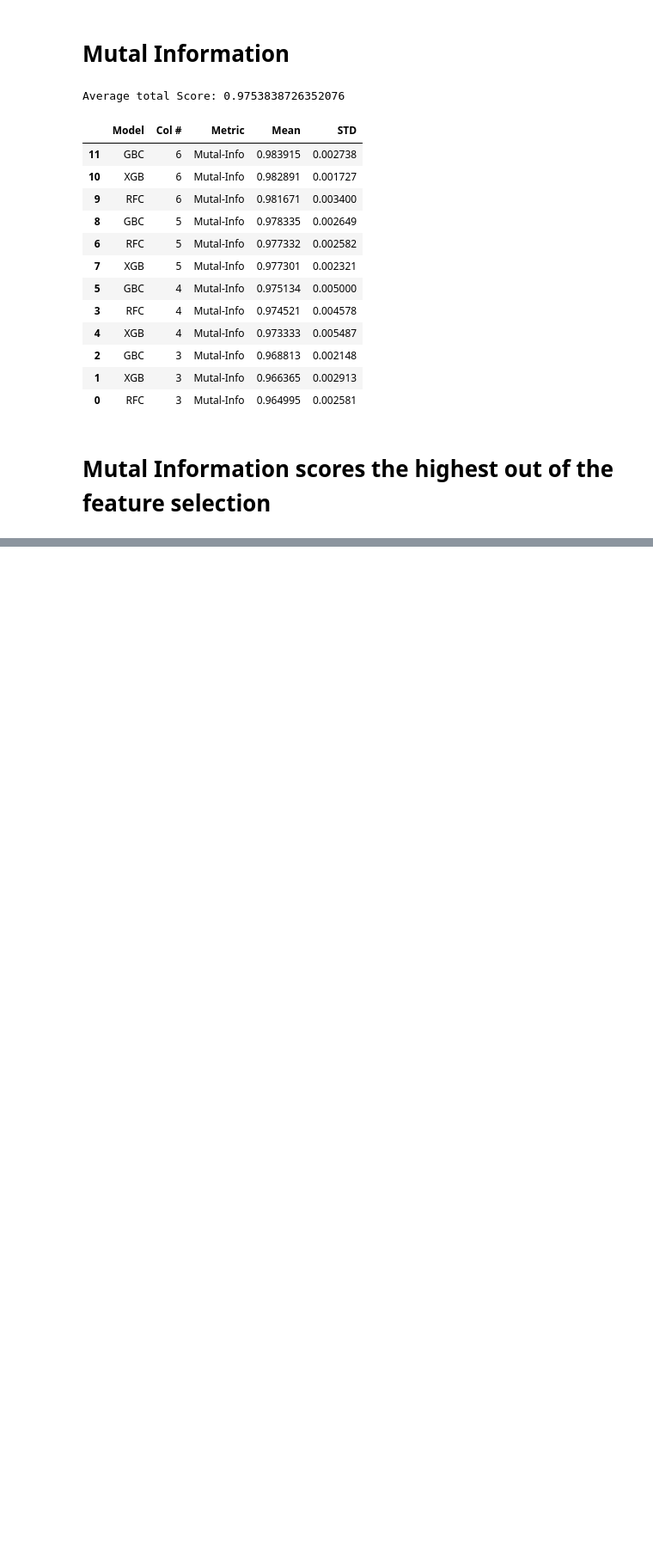
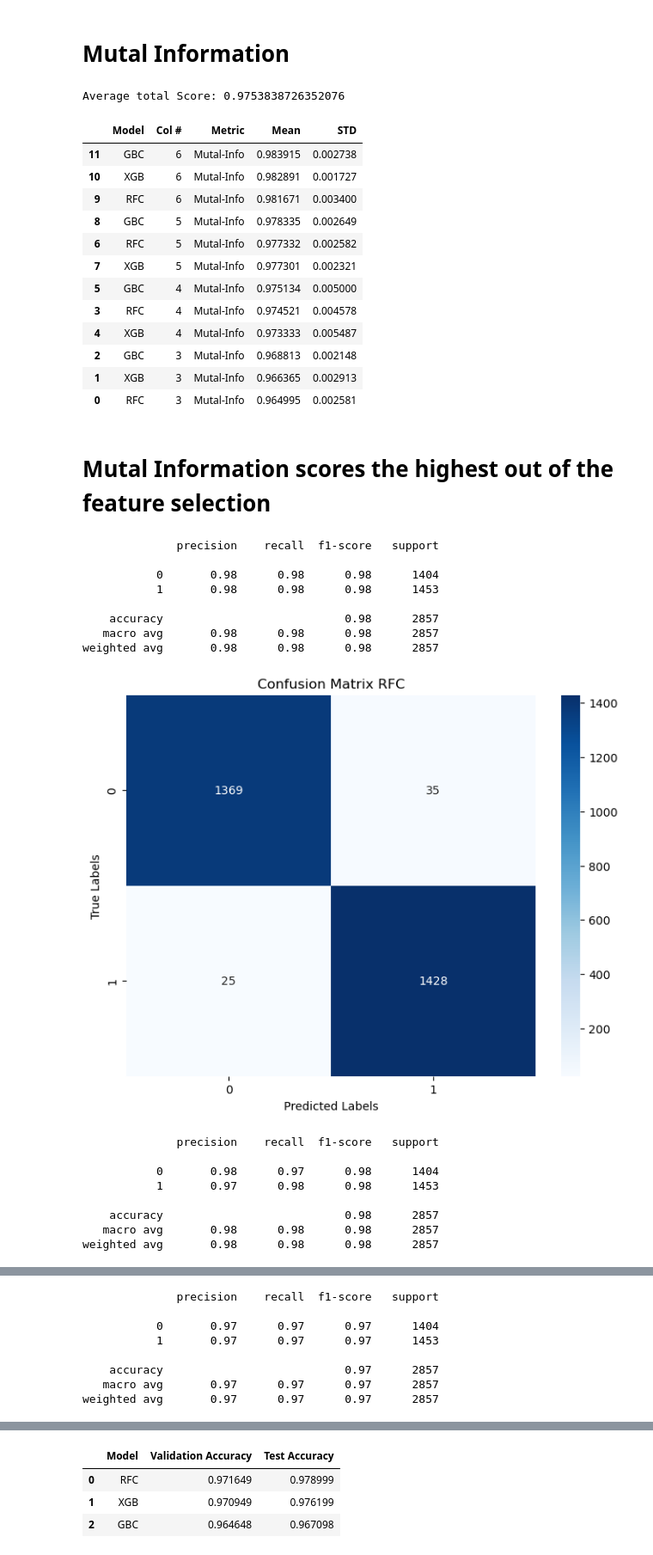
Before and after one commit to MaukanMir/Machine-Learning-Failure-Classification, a Jupyter notebook: training.ipynb, the cells around one changed output, grey strips where cells are left out. Shown at 86% size. Saved outputs shown, nothing was run; the diff lists cells and outputs as text; code cells hidden in the pictures; blank space fills up the shorter version.

Commit message:
added new models

```diff
--- a/training.ipynb
+++ b/training.ipynb
@@ -921,3 +921,31 @@ Average total Score: 0.9753838726352076
 | 0 | RFC | 3 | Mutal-Info | 0.964995 | 0.002581 |
 # %% [markdown]
 # Mutal Information scores the highest out of the feature selection
+# %%
+names = ["RFC", "XGB", "GBC"]
+models = [
+  RandomForestClassifier(max_depth=None,min_samples_leaf=1,min_samples_split=10,n_estimators=100),
+  XGBClassifier(learning_rate=0.1,max_depth=7,n_estimators=200),
+  GradientBoostingClassifier(learning_rate=0.1,max_depth=3, n_estimators=300),
+]
+
+metric = mutual_info_classif
+test_train_test_val_splits_on_models(names, models, X_bl, y_bl, 5,'Mutal-Info', metric)
+# %% [output]
+              precision    recall  f1-score   support
+
+           0       0.98      0.98      0.98      1404
+           1       0.98      0.98      0.98      1453
+
+    accuracy                           0.98      2857
+   macro avg       0.98      0.98      0.98      2857
+weighted avg       0.98      0.98      0.98      2857
+[figure, added]
+              precision    recall  f1-score   support
+
+           0       0.98      0.97      0.98      1404
+           1       0.97      0.98      0.98      1453
+
+    accuracy                           0.98      2857
+   macro avg       0.98      0.98      0.98      2857
+weighted avg       0.98      0.98      0.98      2857
@@ -923,0 +953,8 @@ Average total Score: 0.9753838726352076
+              precision    recall  f1-score   support
+
+           0       0.97      0.97      0.97      1404
+           1       0.97      0.97      0.97      1453
+
+    accuracy                           0.97      2857
+   macro avg       0.97      0.97      0.97      2857
+weighted avg       0.97      0.97      0.97      2857
@@ -923,0 +962,4 @@ Average total Score: 0.9753838726352076
+|  | Model | Validation Accuracy | Test Accuracy |
+| 0 | RFC | 0.971649 | 0.978999 |
+| 1 | XGB | 0.970949 | 0.976199 |
+| 2 | GBC | 0.964648 | 0.967098 |
```
Also changed, not shown: parts of 1 cell of this notebook.
